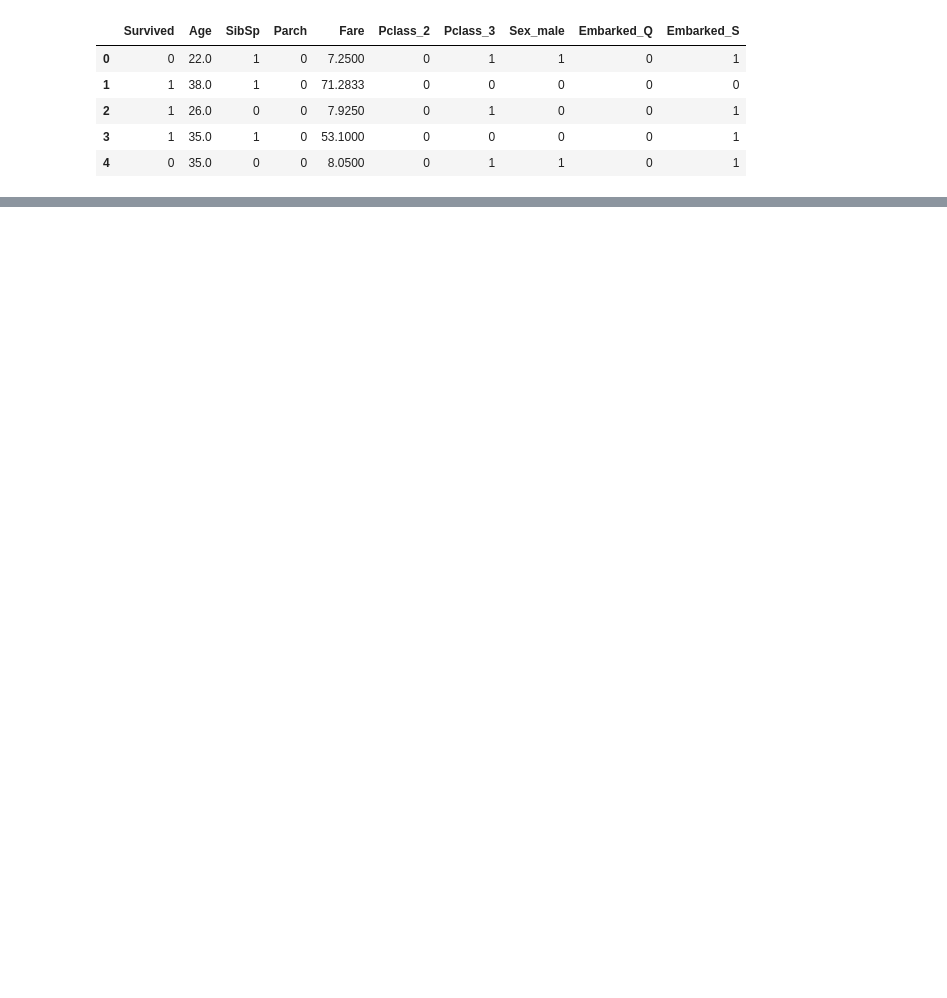
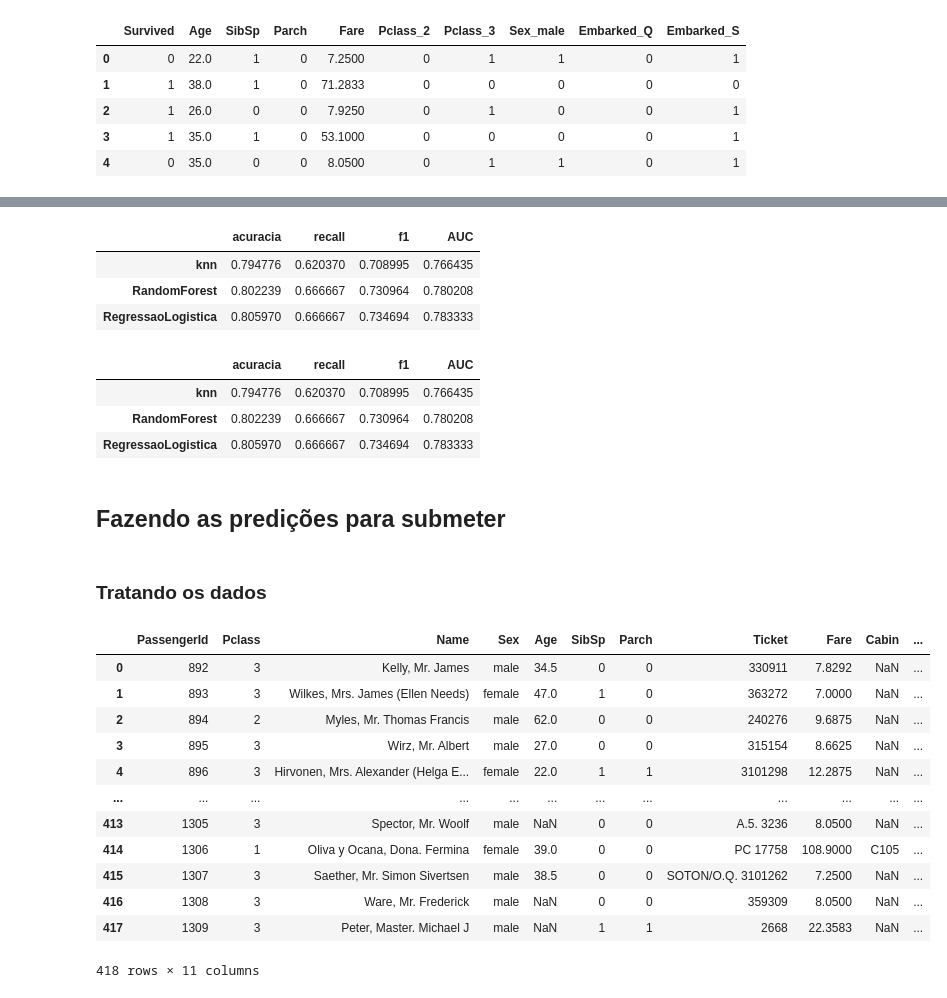
Before and after one commit to AmandaXavier02/Titanic, a Jupyter notebook: analiseTitanic.ipynb, the cells around one changed output, grey strips where cells are left out. Drawn from its saved outputs; the diff is of its cells as text; code cells hidden in the pictures; blank space fills up the shorter version.

```diff
--- a/analiseTitanic.ipynb
+++ b/analiseTitanic.ipynb
@@ -247,0 +469,39 @@ titanic
+# %%
+modelos = ['knn','RandomForest','RegressaoLogistica']
+linhas = ['acuracia','recall','f1','AUC']
+metricas = [acuracia,recall,f1,AUC]
+comparacao = pd.DataFrame(metricas,columns = modelos , index = linhas).T
+comparacao
+# %% [output]
+|  | acuracia | recall | f1 | AUC |
+| knn | 0.794776 | 0.620370 | 0.708995 | 0.766435 |
+| RandomForest | 0.802239 | 0.666667 | 0.730964 | 0.780208 |
+| RegressaoLogistica | 0.805970 | 0.666667 | 0.734694 | 0.783333 |
+# %%
+comparacao.style.highlight_max(color = 'green', axis = 0)
+# %% [output]
+|  | acuracia | recall | f1 | AUC |
+| knn | 0.794776 | 0.620370 | 0.708995 | 0.766435 |
+| RandomForest | 0.802239 | 0.666667 | 0.730964 | 0.780208 |
+| RegressaoLogistica | 0.805970 | 0.666667 | 0.734694 | 0.783333 |
+# %% [markdown]
+## Fazendo as predições para submeter
+# %% [markdown]
+### Tratando os dados
+# %%
+titanic_teste = pd.read_csv("data/test.csv")
+titanic_teste
+# %% [output]
+|  | PassengerId | Pclass | Name | Sex | Age | SibSp | Parch | Ticket | Fare | Cabin | ... |
+| 0 | 892 | 3 | Kelly, Mr. James | male | 34.5 | 0 | 0 | 330911 | 7.8292 | NaN | ... |
+| 1 | 893 | 3 | Wilkes, Mrs. James (Ellen Needs) | female | 47.0 | 1 | 0 | 363272 | 7.0000 | NaN | ... |
+| 2 | 894 | 2 | Myles, Mr. Thomas Francis | male | 62.0 | 0 | 0 | 240276 | 9.6875 | NaN | ... |
+| 3 | 895 | 3 | Wirz, Mr. Albert | male | 27.0 | 0 | 0 | 315154 | 8.6625 | NaN | ... |
+| 4 | 896 | 3 | Hirvonen, Mrs. Alexander (Helga E... | female | 22.0 | 1 | 1 | 3101298 | 12.2875 | NaN | ... |
+| ... | ... | ... | ... | ... | ... | ... | ... | ... | ... | ... | ... |
+| 413 | 1305 | 3 | Spector, Mr. Woolf | male | NaN | 0 | 0 | A.5. 3236 | 8.0500 | NaN | ... |
+| 414 | 1306 | 1 | Oliva y Ocana, Dona. Fermina | female | 39.0 | 0 | 0 | PC 17758 | 108.9000 | C105 | ... |
+| 415 | 1307 | 3 | Saether, Mr. Simon Sivertsen | male | 38.5 | 0 | 0 | SOTON/O.Q. 3101262 | 7.2500 | NaN | ... |
+| 416 | 1308 | 3 | Ware, Mr. Frederick | male | NaN | 0 | 0 | 359309 | 8.0500 | NaN | ... |
+| 417 | 1309 | 3 | Peter, Master. Michael J | male | NaN | 1 | 1 | 2668 | 22.3583 | NaN | ... |
+418 rows × 11 columns
```
Also changed, not shown: parts of 48 cells of this notebook.
